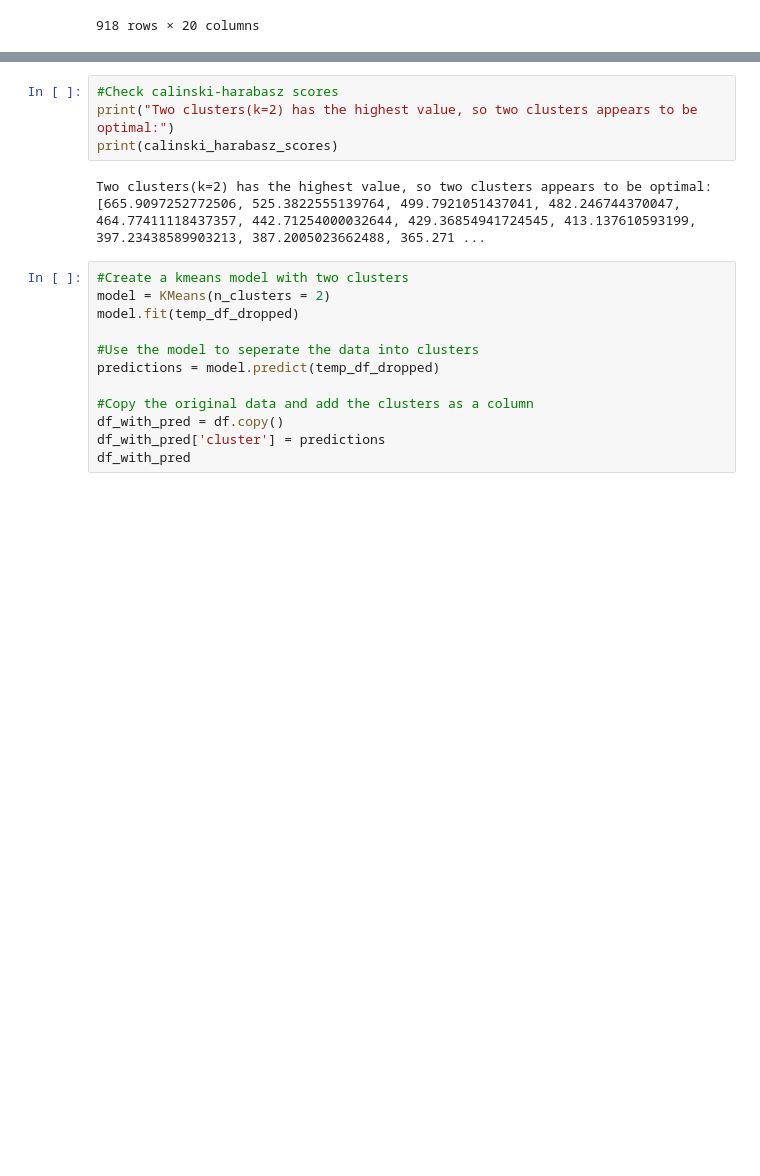
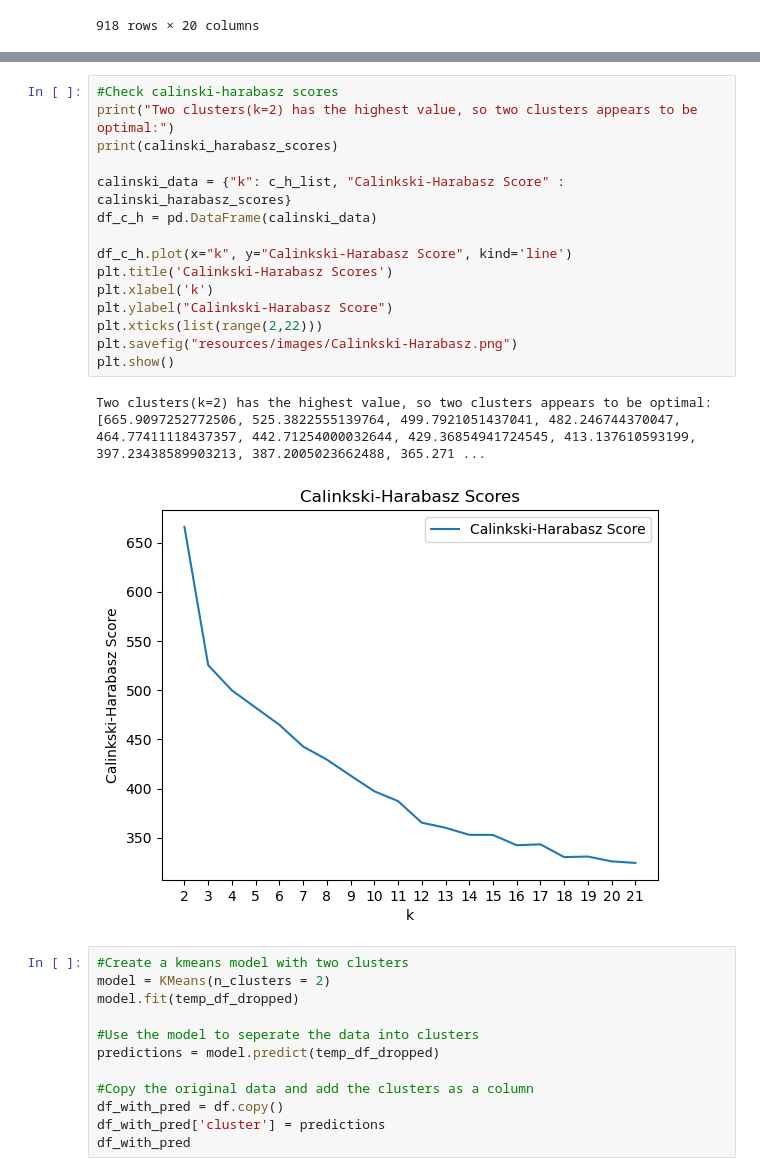
Before and after one commit to andrewjmack/coronary-disease-predictive-model, a Jupyter notebook: Data_Cleaning.ipynb, the cells around one changed output, grey strips where cells are left out. Drawn from its saved outputs; the diff is of its cells as text; blank space fills up the shorter version.

```diff
--- a/Data_Cleaning.ipynb
+++ b/Data_Cleaning.ipynb
@@ -276,10 +291,22 @@ It would appear if k could be 1-21 but it cannot be one because of C-H scores.
 # %%
 #Check calinski-harabasz scores
 print("Two clusters(k=2) has the highest value, so two clusters appears to be optimal:")
 print(calinski_harabasz_scores)
+
+calinski_data = {"k": c_h_list, "Calinkski-Harabasz Score" : calinski_harabasz_scores}
+df_c_h = pd.DataFrame(calinski_data)
+
+df_c_h.plot(x="k", y="Calinkski-Harabasz Score", kind='line')
+plt.title('Calinkski-Harabasz Scores')
+plt.xlabel('k')
+plt.ylabel("Calinkski-Harabasz Score")
+plt.xticks(list(range(2,22)))
+plt.savefig("resources/images/Calinkski-Harabasz.png")
+plt.show()
 # %% [output]
 Two clusters(k=2) has the highest value, so two clusters appears to be optimal:
 [665.9097252772506, 525.3822555139764, 499.7921051437041, 482.246744370047, 464.77411118437357, 442.71254000032644, 429.36854941724545, 413.137610593199, 397.23438589903213, 387.2005023662488, 365.271 ...
+[figure, added]
 # %%
 #Create a kmeans model with two clusters
 model = KMeans(n_clusters = 2)
```
Also changed, not shown: parts of 8 cells of this notebook, 9 other files.
